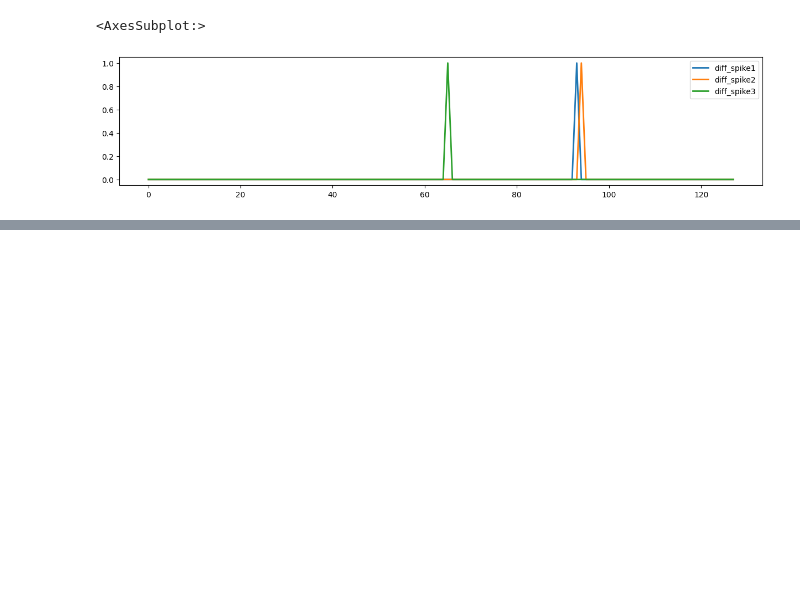
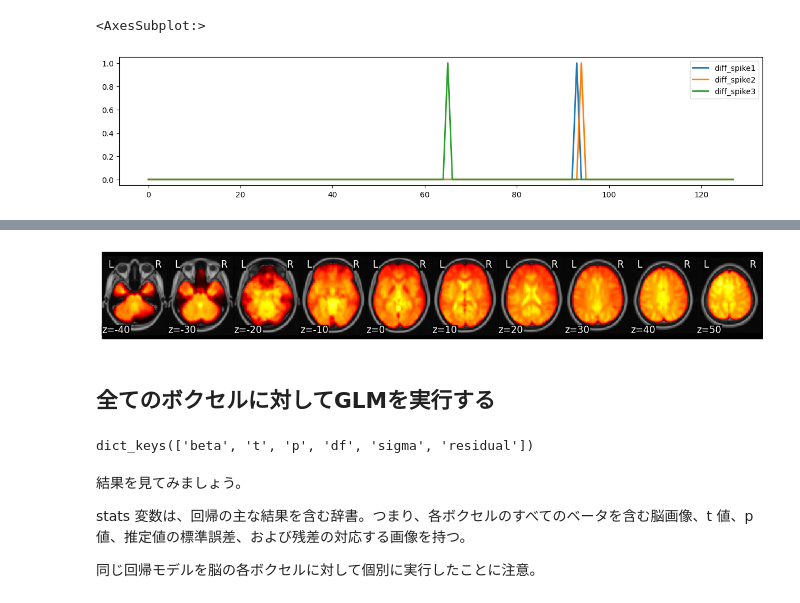
Before and after one commit to izpyon/dartbrains-exercise, a Jupyter notebook: codes_jp/06_GLM_Single_Subject_Model.ipynb, the cells around one changed output, grey strips where cells are left out. Cells and saved outputs as stored; diff of their text form; code cells hidden in the pictures; blank space fills up the shorter version.

```diff
--- a/codes_jp/06_GLM_Single_Subject_Model.ipynb
+++ b/codes_jp/06_GLM_Single_Subject_Model.ipynb
@@ -218,0 +261,19 @@ spikes.plot(ax = a, linewidth=2)
+# %%
+smoothed.mean().plot()
+# %% [output]
+[figure, added]
+# %% [markdown]
+## 全てのボクセルに対してGLMを実行する
+# %%
+smoothed.X = dm_conv_filt_poly_cov
+stats = smoothed.regress()
+
+print(stats.keys())
+# %% [output]
+dict_keys(['beta', 't', 'p', 'df', 'sigma', 'residual'])
+# %% [markdown]
+結果を見てみましょう。
+
+stats 変数は、回帰の主な結果を含む辞書。つまり、各ボクセルのすべてのベータを含む脳画像、t 値、p 値、推定値の標準誤差、および残差の対応する画像を持つ。
+
+同じ回帰モデルを脳の各ボクセルに対して個別に実行したことに注意。
```
Also changed, not shown: parts of 50 cells of this notebook, 1 other file.
